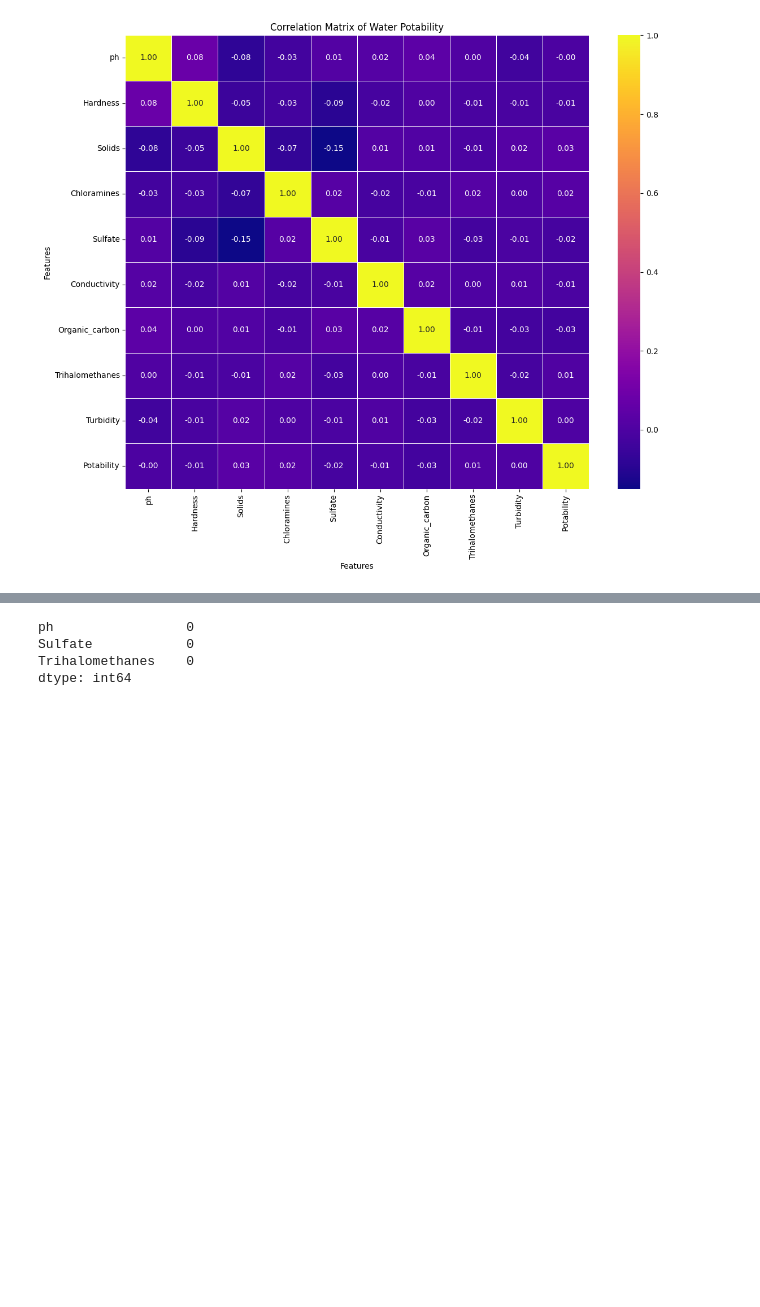
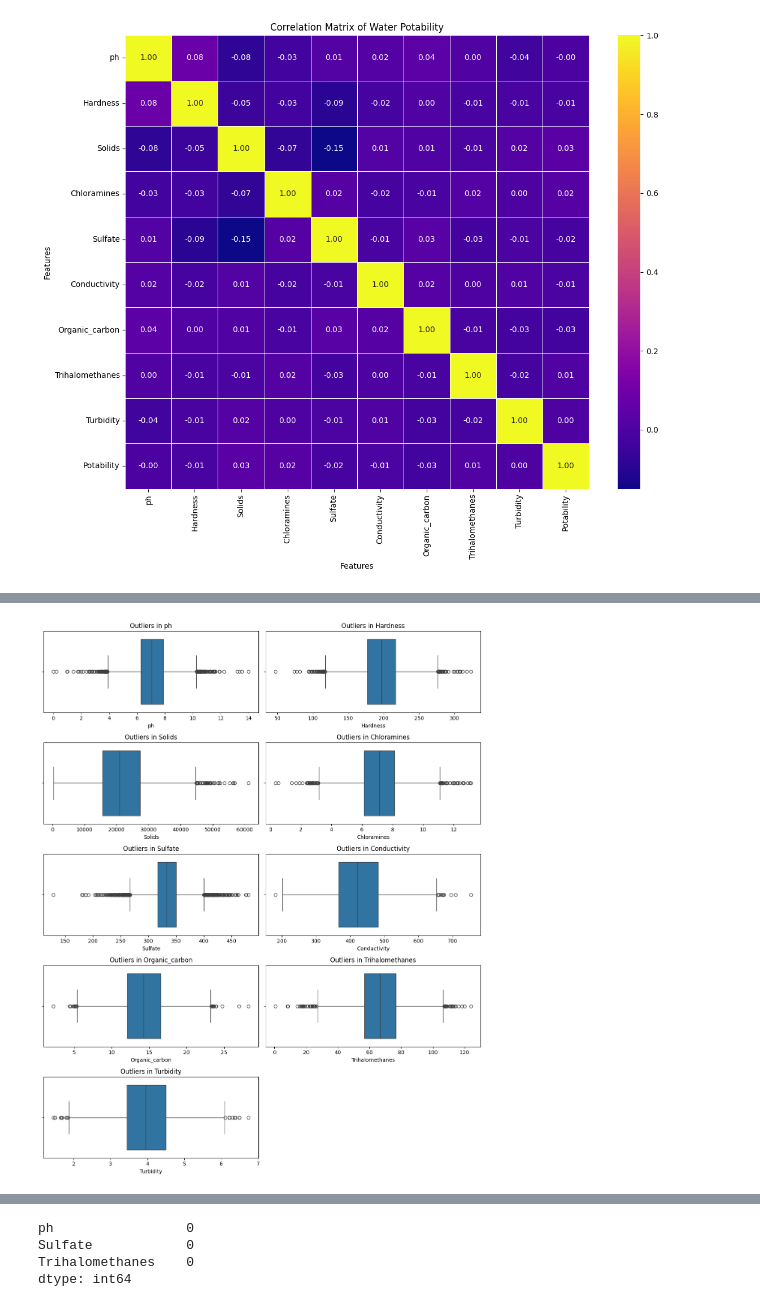
Before and after one commit to Natashaa7/Water-Potability-Classification, a Jupyter notebook: Water-Potability-Classifier.ipynb, the cells around one changed output, grey strips where cells are left out. Saved outputs shown, nothing was run; the diff lists cells and outputs as text; code cells hidden in the pictures; blank space fills up the shorter version.

```diff
--- a/Water-Potability-Classifier.ipynb
+++ b/Water-Potability-Classifier.ipynb
@@ -192,0 +282,17 @@ plt.show()
+# %%
+numeric_cols = df.drop("Potability", axis=1).columns
+# Number of columns per row
+cols_per_row = 2
+rows = math.ceil(len(numeric_cols) / cols_per_row)
+
+plt.figure(figsize=(12, rows * 3))
+
+for i, col in enumerate(numeric_cols):
+    plt.subplot(rows, cols_per_row, i + 1)
+    sns.boxplot(x=df[col])
+    plt.title(f"Outliers in {col}")
+
+plt.tight_layout()
+plt.show()
+# %% [output]
+[figure, added]
```
Also changed, not shown: parts of 94 cells of this notebook.
